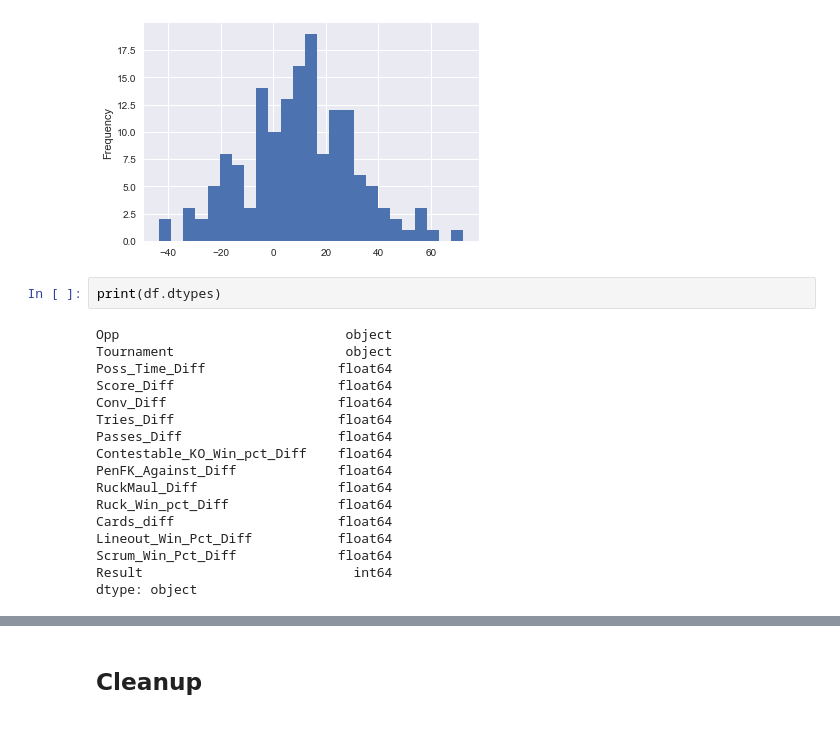
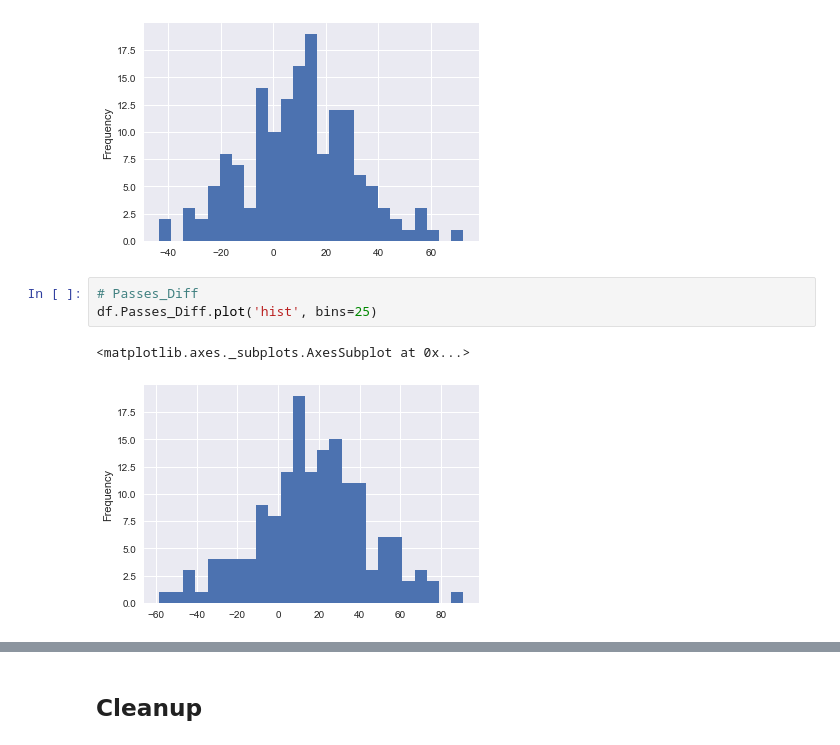
Before and after one commit to chudzikr/Springboard_Capstone1, a Jupyter notebook: code/EDA_diffdata.ipynb, the cells around one changed output, grey strips where cells are left out. Saved outputs shown, nothing was run; the diff lists cells and outputs as text.

Commit message:
Created decision tree visual, added more EDA visualizations

```diff
--- a/code/EDA_diffdata.ipynb
+++ b/code/EDA_diffdata.ipynb
@@ -155,22 +182,9 @@ df.Poss_Time_Diff.plot('hist', bins=25)
 # %% [output]
 <matplotlib.axes._subplots.AxesSubplot at 0x...>
 [figure]
-# %%
-print(df.dtypes)
-# %% [output]
-Opp                             object
-Tournament                      object
-Poss_Time_Diff                 float64
-Score_Diff                     float64
-Conv_Diff                      float64
-Tries_Diff                     float64
-Passes_Diff                    float64
-Contestable_KO_Win_pct_Diff    float64
-PenFK_Against_Diff             float64
-RuckMaul_Diff                  float64
-Ruck_Win_pct_Diff              float64
-Cards_diff                     float64
-Lineout_Win_Pct_Diff           float64
-Scrum_Win_Pct_Diff             float64
-Result                           int64
-dtype: object
+# %%
+# Passes_Diff
+df.Passes_Diff.plot('hist', bins=25)
+# %% [output]
+<matplotlib.axes._subplots.AxesSubplot at 0x...>
+[figure, added]
```
Also changed, not shown: parts of 30 cells of this notebook.
